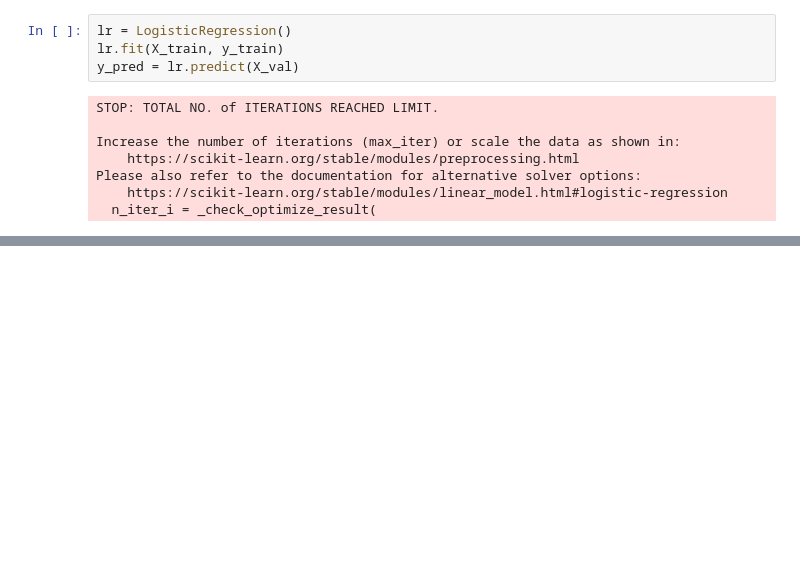
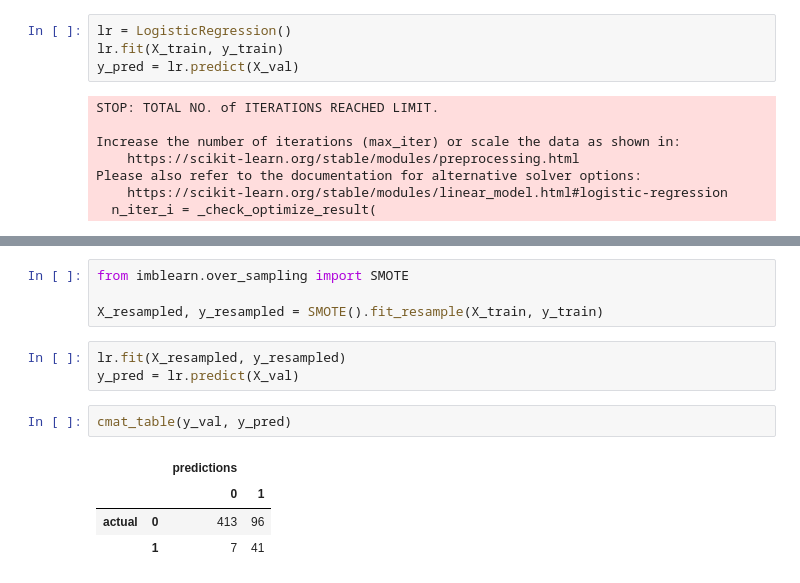
Before and after one commit to Demiga-g/marketing-mlops, a Jupyter notebook: 01-initial_model/ifood_campaign_analysis.ipynb, the cells around one changed output, grey strips where cells are left out. Cells and saved outputs as stored; diff of their text form; blank space fills up the shorter version.

```diff
--- a/01-initial_model/ifood_campaign_analysis.ipynb
+++ b/01-initial_model/ifood_campaign_analysis.ipynb
@@ -299,0 +318,14 @@ array([[0.95452829, 0.04547171],
+# %%
+from imblearn.over_sampling import SMOTE
+
+X_resampled, y_resampled = SMOTE().fit_resample(X_train, y_train)
+# %%
+lr.fit(X_resampled, y_resampled)
+y_pred = lr.predict(X_val)
+# %%
+cmat_table(y_val, y_pred)
+# %% [output]
+|  |  | predictions |  |
+|  |  | 0 | 1 |
+| actual | 0 | 413 | 96 |
+|  | 1 | 7 | 41 |
```
Also changed, not shown: parts of 17 cells of this notebook.
